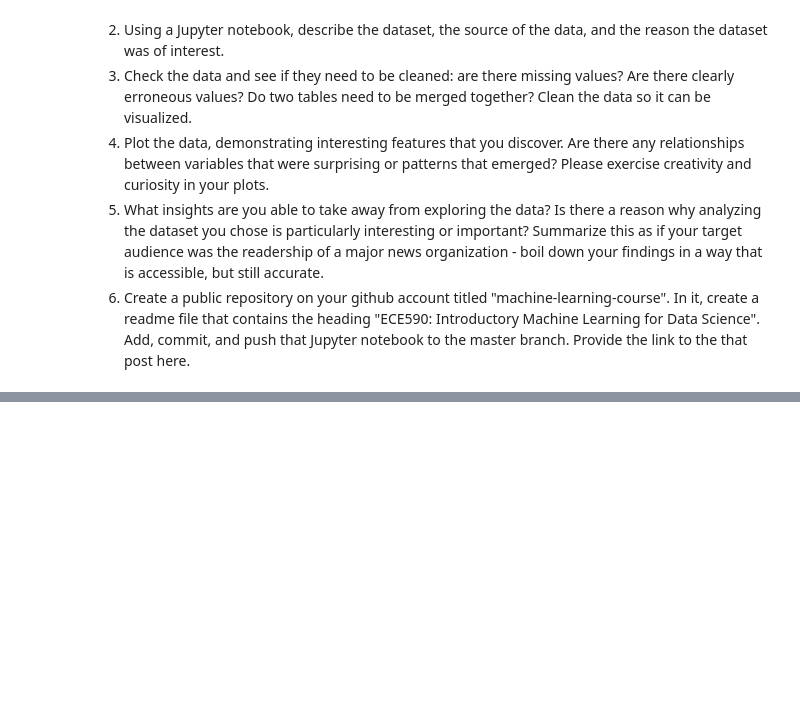
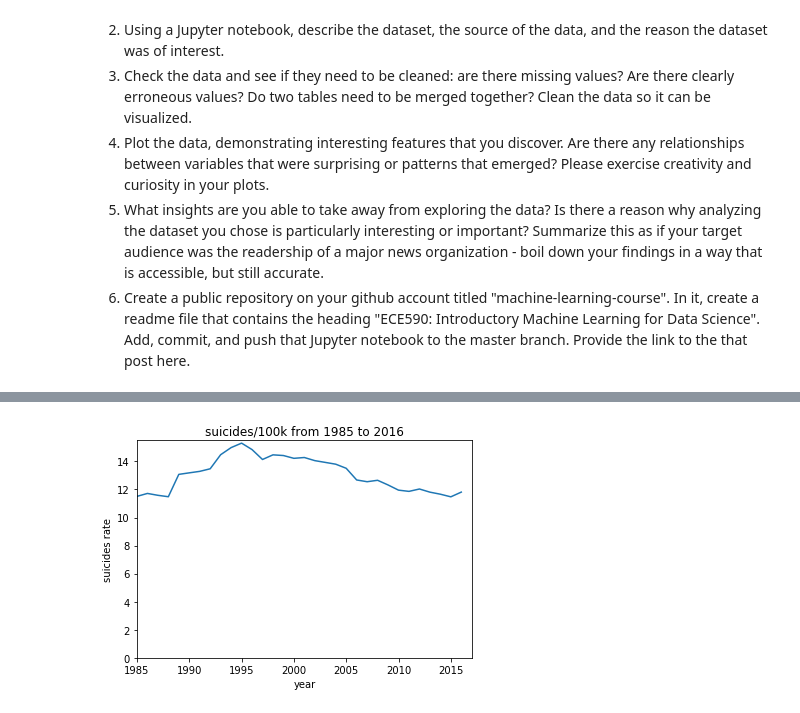
Before and after one commit to ywang512/ids705, a Jupyter notebook: assignments/Assignment_1_Answer.ipynb, the cells around one changed output, grey strips where cells are left out. Cells and saved outputs as stored; diff of their text form; code cells hidden in the pictures; blank space fills up the shorter version.

```diff
--- a/assignments/Assignment_1_Answer.ipynb
+++ b/assignments/Assignment_1_Answer.ipynb
@@ -827,0 +882,13 @@ Here you'll bring together some of the individual skills that you demonstrated a
+# %%
+import pandas as pd
+import numpy as np
+import matplotlib.pyplot as plt
+%matplotlib inline
+
+df_raw = pd.read_csv("../projects/hw1_suicide_rates/suicide_rates_hw1.csv")
+print("Raw data has %d rows and %d columns\n" % df_raw.shape)
+
+
+### Mising values
+print("Count of missing values for each variables:")
+print(np.sum(df_raw.isna(), axis = 0))
@@ -827,0 +960,14 @@ Here you'll bring together some of the individual skills that you demonstrated a
+# %%
+## year
+
+suicide_year = df_raw[['year', 'suicides_no', 'population']].groupby('year').agg('sum')
+suicide_year = suicide_year.assign(suicide_avg=100000*suicide_year.suicides_no/suicide_year.population)
+
+plt.plot(range(1985, 2017), suicide_year['suicide_avg'])
+plt.axis([1985, 2017, 0, 15.5])
+plt.title("suicides/100k from 1985 to 2016")
+plt.ylabel("suicides rate")
+plt.xlabel("year")
+plt.show()
+# %% [output]
+[figure, added]
```
Also changed, not shown: parts of 19 cells of this notebook.
